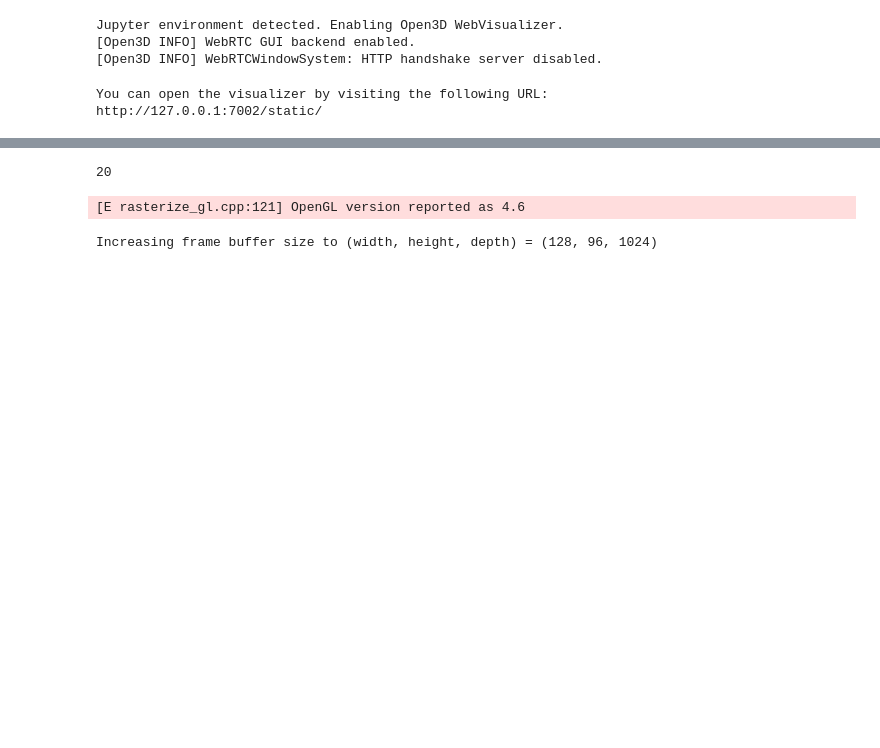
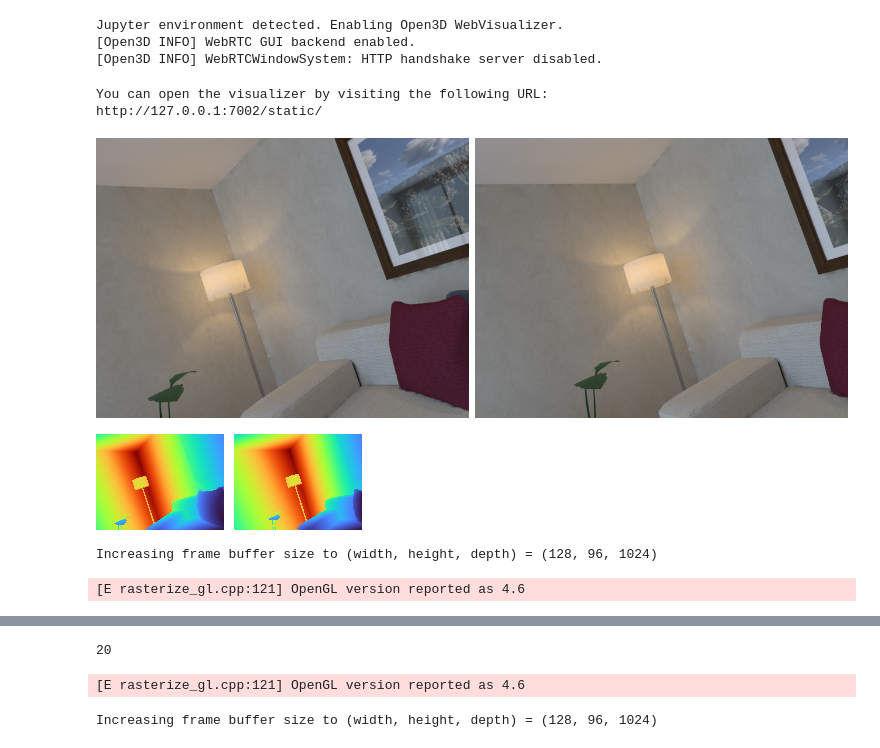
Before and after one commit to probcomp/bayes3d, a Jupyter notebook: experiments/slam/slam.ipynb, the cells around one changed output, grey strips where cells are left out. Cells and saved outputs as stored; diff of their text form; code cells hidden in the pictures; blank space fills up the shorter version.

```diff
--- a/experiments/slam/slam.ipynb
+++ b/experiments/slam/slam.ipynb
@@ -50,8 +47,22 @@ original_intrinsics = j.Intrinsics(
 intrinsics = j.camera.scale_camera_parameters(original_intrinsics, 0.2)
 depths = [j.utils.resize(d, intrinsics.height, intrinsics.width) for d in original_depths]
 # %%
-T1 = 250
-point_cloud_1 = apply_transform(unproject_depth(depths[T1], intrinsics), poses[T1])
+T1 = 140
+point_cloud_image_1 = j.t3d.unproject_depth_jit(depths[T1], intrinsics)
 
-T2 = 252
-point_cloud_2 = apply_transform(unproject_depth(depths[T2], intrinsics), poses[T2])
+T2 = 150
+point_cloud_image_2 = j.t3d.unproject_depth_jit(depths[T2], intrinsics)
+# %%
+j.hstack_images([
+    j.get_rgb_image(rgbs[T1]),
+    j.get_rgb_image(rgbs[T2]),
+])
+# %% [output]
+[figure, added]
+# %%
+j.hstack_images([
+    j.get_depth_image(point_cloud_image_1[:,:,2]),
+    j.get_depth_image(point_cloud_image_2[:,:,2]),
+])
+# %% [output]
+[figure, added]
@@ -57,0 +71,6 @@ point_cloud_2 = apply_transform(unproject_depth(depths[T2], intrinsics), poses[T
+# %%
+renderer = j.Renderer(intrinsics)
+renderer.add_mesh(mesh)
+# %% [output]
+Increasing frame buffer size to (width, height, depth) = (128, 96, 1024)
+[E rasterize_gl.cpp:121] OpenGL version reported as 4.6
```
Also changed, not shown: parts of 19 cells of this notebook, 3 other files.
